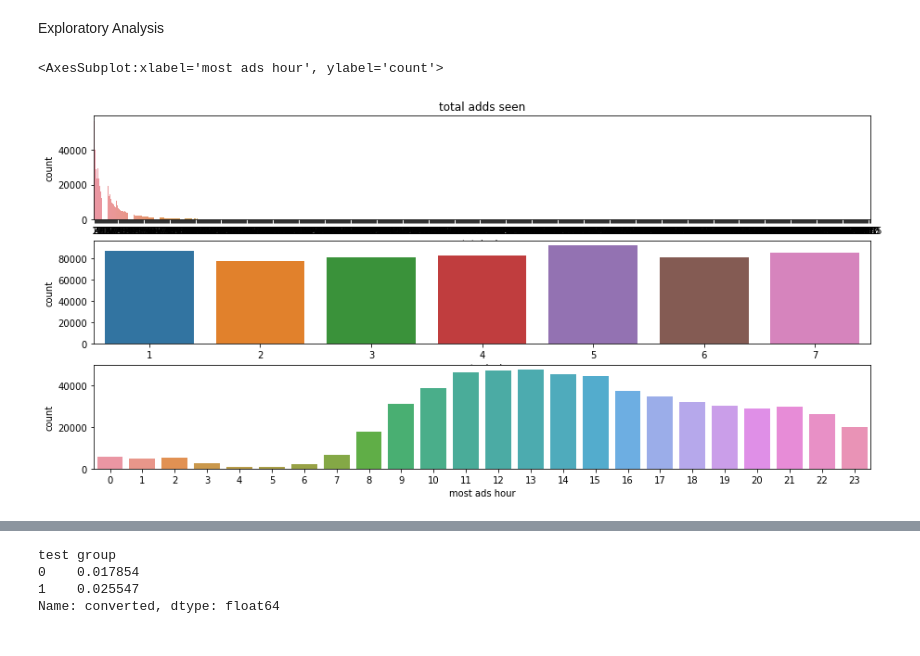
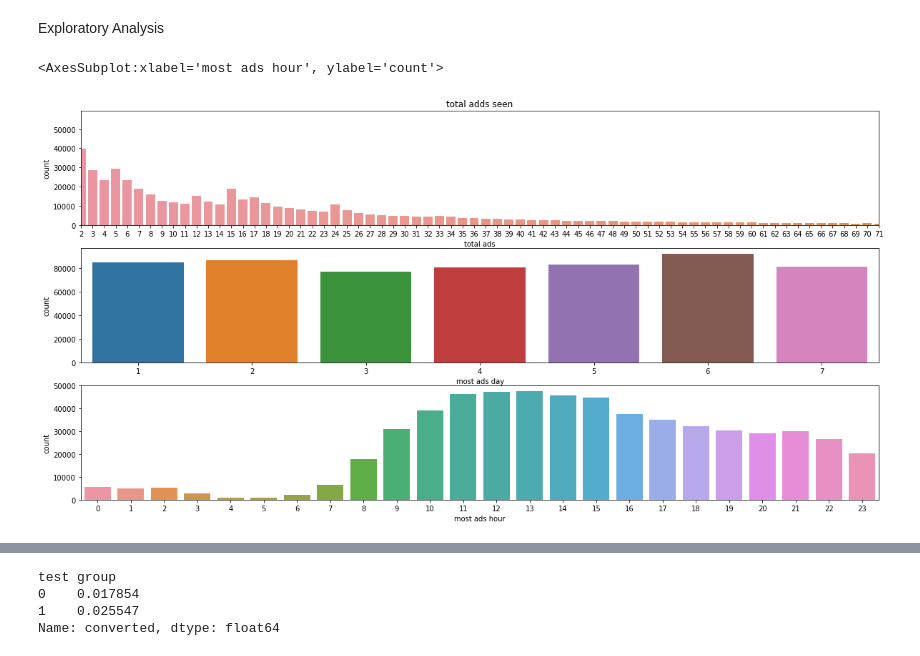
Before and after one commit to jchobanian/marketing-A-B-testing, a Jupyter notebook: marketing_AB.ipynb, the cells around one changed output, grey strips where cells are left out. Saved outputs shown, nothing was run; the diff lists cells and outputs as text; code cells hidden in the pictures.

```diff
--- a/marketing_AB.ipynb
+++ b/marketing_AB.ipynb
@@ -83,7 +78,8 @@ convert all columns to int64
 # %%
+# convert all columns to int64
 data['test group'].replace(['ad','psa'],[1,0], inplace = True)
 data['converted'].replace([True,False],[1,0], inplace = True)
-data['most ads day'].replace(['Monday','Tuesday','Wednesday','Thursday','Friday','Saturday','Sunday'],[1,2,3,4,5,6,7], inplace = True)
+data['most ads day'].replace(['Sunday','Monday','Tuesday','Wednesday','Thursday','Friday','Saturday'],[1,2,3,4,5,6,7], inplace = True)
 data.info()
 # %% [output]
 <class 'pandas.core.frame.DataFrame'>
@@ -105,12 +101,13 @@ Exploratory Analysis
 # %%
 # visualizing distributions of key features
 
 # make these graphs pretty
 
-fig, ax = plt.subplots(3,1, figsize = (15,7))
+fig, ax = plt.subplots(3,1, figsize = (20,10))
 sns.countplot(ax = ax[0],x = 'total ads', data = data).set(title='total adds seen')
+ax[0].set_xlim(1,70)
 sns.countplot(ax = ax[1],x = 'most ads day', data = data)
 sns.countplot(ax = ax[2],x = 'most ads hour', data = data)
 # %% [output]
 <AxesSubplot:xlabel='most ads hour', ylabel='count'>
-[figure, old version]
+[figure, new version]
```
Also changed, not shown: parts of 14 cells of this notebook.
